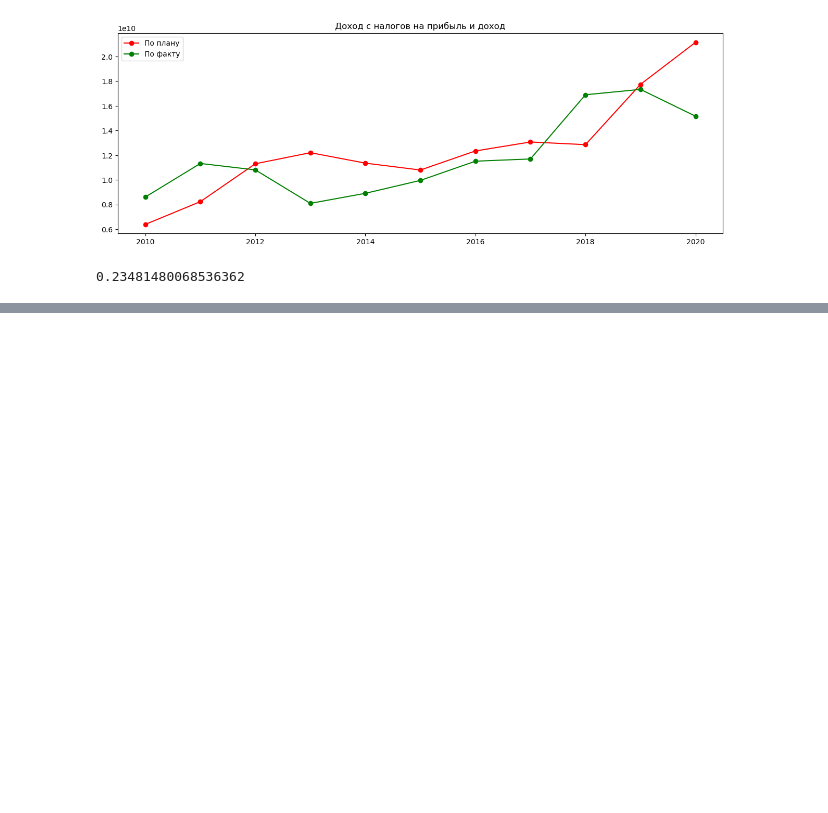
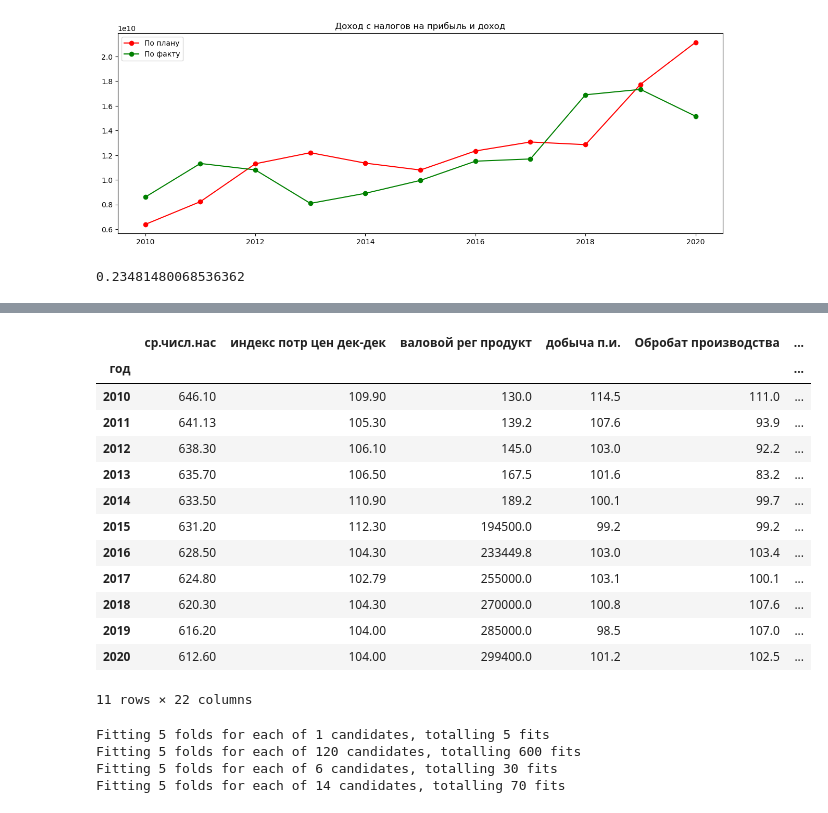
Before and after one commit to deethereal/DigitalLeaders_budget_10_HACK, a Jupyter notebook: DenisFirstTry.ipynb, the cells around one changed output, grey strips where cells are left out. Cells and saved outputs as stored; diff of their text form; code cells hidden in the pictures; blank space fills up the shorter version.

```diff
--- a/DenisFirstTry.ipynb
+++ b/DenisFirstTry.ipynb
@@ -104,0 +105,21 @@ plt.show()
+# %%
+df = pd.read_excel('ready.xlsx')
+df=df.set_axis(df['год']).drop(["год"],axis='columns')
+# %%
+df_for_exp = df.iloc[3:].drop(['Внешнеторговый оборот             ','Уровень зарегистрированной безработицы ',"Прибыль прибыльных организаций","Реальные денежные доходы населения"],axis='columns')
+df_for_exp
+# %% [output]
+|  | ср.числ.нас | индекс потр цен дек-дек | валовой рег продукт | добыча п.и. | Обробат производства | ... |
+| год |  |  |  |  |  | ... |
+| 2010 | 646.10 | 109.90 | 130.0 | 114.5 | 111.0 | ... |
+| 2011 | 641.13 | 105.30 | 139.2 | 107.6 | 93.9 | ... |
+| 2012 | 638.30 | 106.10 | 145.0 | 103.0 | 92.2 | ... |
+| 2013 | 635.70 | 106.50 | 167.5 | 101.6 | 83.2 | ... |
+| 2014 | 633.50 | 110.90 | 189.2 | 100.1 | 99.7 | ... |
+| 2015 | 631.20 | 112.30 | 194500.0 | 99.2 | 99.2 | ... |
+| 2016 | 628.50 | 104.30 | 233449.8 | 103.0 | 103.4 | ... |
+| 2017 | 624.80 | 102.79 | 255000.0 | 103.1 | 100.1 | ... |
+| 2018 | 620.30 | 104.30 | 270000.0 | 100.8 | 107.6 | ... |
+| 2019 | 616.20 | 104.00 | 285000.0 | 98.5 | 107.0 | ... |
+| 2020 | 612.60 | 104.00 | 299400.0 | 101.2 | 102.5 | ... |
+11 rows × 22 columns
@@ -104,0 +164,10 @@ plt.show()
+# %%
+best_model = []
+for model in enumerate(regs):
+    search = GridSearchCV(model[1], scoring='neg_mean_squared_error',param_grid=params[model[0]],n_jobs=-1, verbose=1).fit(X_train, y_train)
+    best_model.append(search.best_estimator_)
+# %% [output]
+Fitting 5 folds for each of 1 candidates, totalling 5 fits
+Fitting 5 folds for each of 120 candidates, totalling 600 fits
+Fitting 5 folds for each of 6 candidates, totalling 30 fits
+Fitting 5 folds for each of 14 candidates, totalling 70 fits
```
Also changed, not shown: parts of 10 cells of this notebook.
